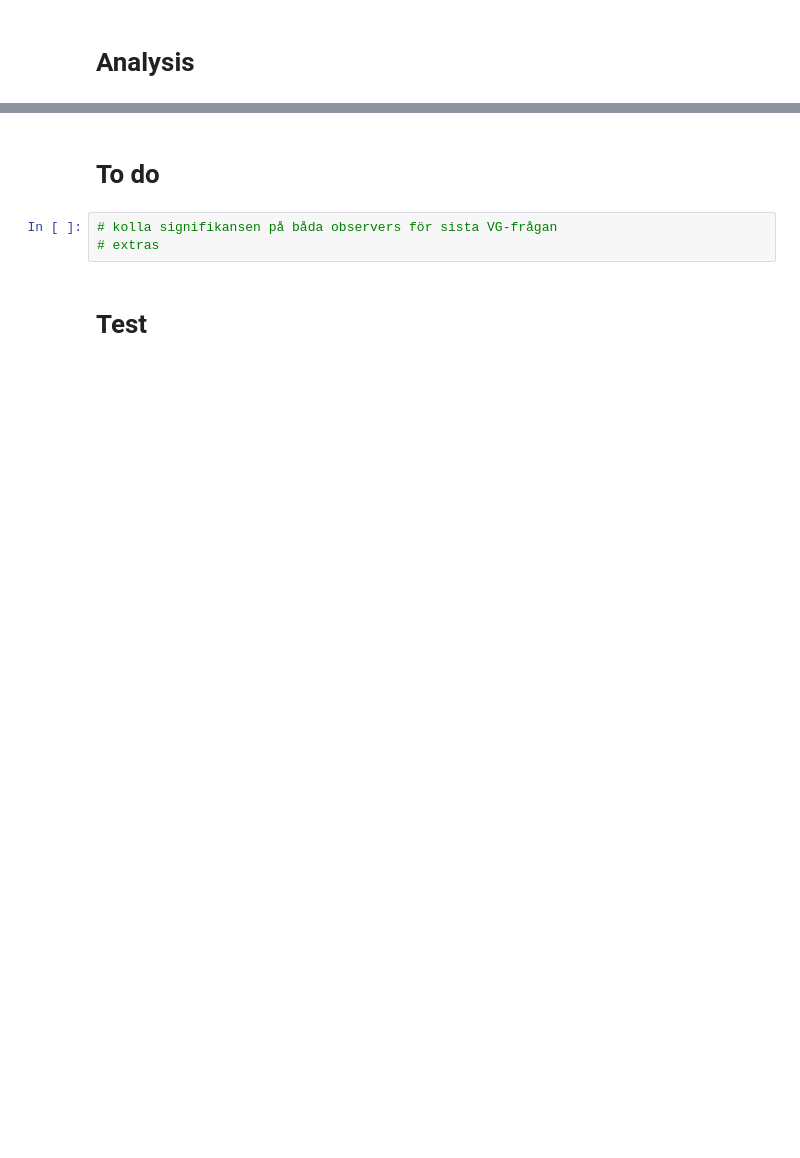
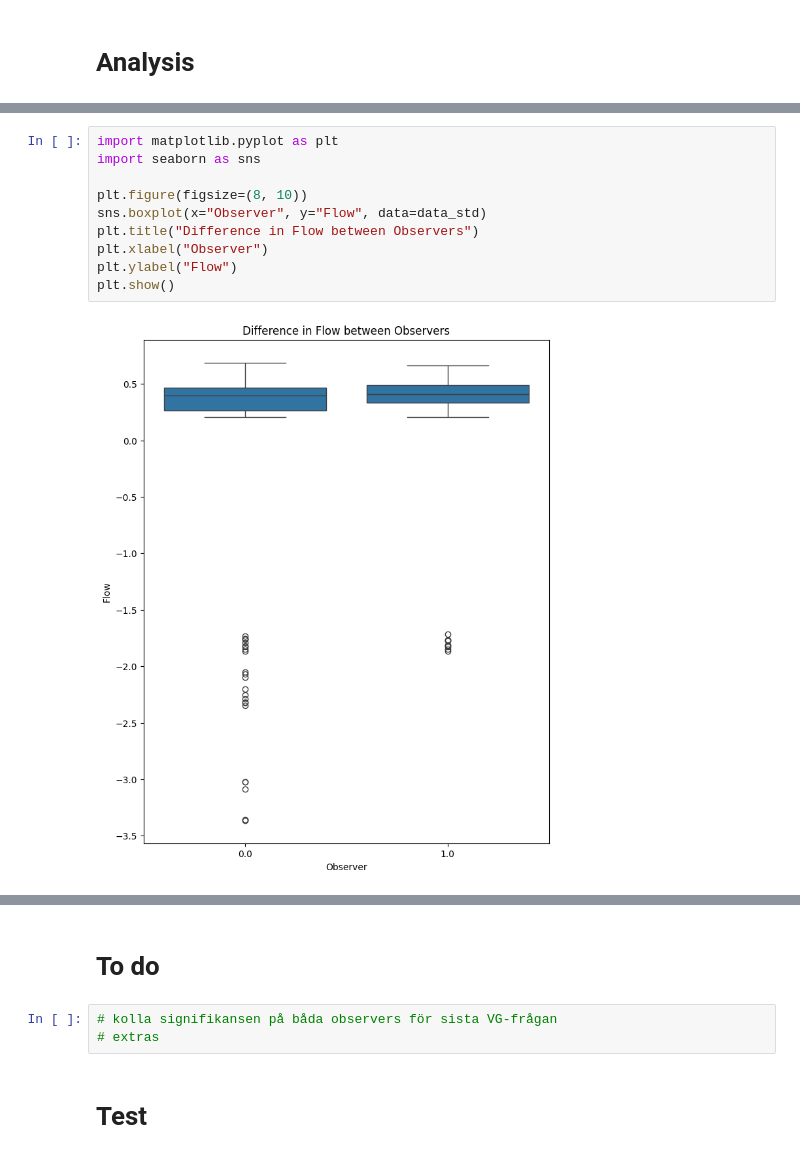
Before and after one commit to AlbotGoodman/stat_met, a Jupyter notebook: lab/analysis.ipynb, the cells around one changed output, grey strips where cells are left out. Saved outputs shown, nothing was run; the diff lists cells and outputs as text; blank space fills up the shorter version.

Commit message:
[LAB] did a basic test for observer bias

```diff
--- a/lab/analysis.ipynb
+++ b/lab/analysis.ipynb
@@ -109,0 +146,12 @@ class lr:
+# %%
+import matplotlib.pyplot as plt
+import seaborn as sns
+
+plt.figure(figsize=(8, 10))
+sns.boxplot(x="Observer", y="Flow", data=data_std)
+plt.title("Difference in Flow between Observers")
+plt.xlabel("Observer")
+plt.ylabel("Flow")
+plt.show()
+# %% [output]
+[figure, added]
```
Also changed, not shown: parts of 16 cells of this notebook, 1 other file.
